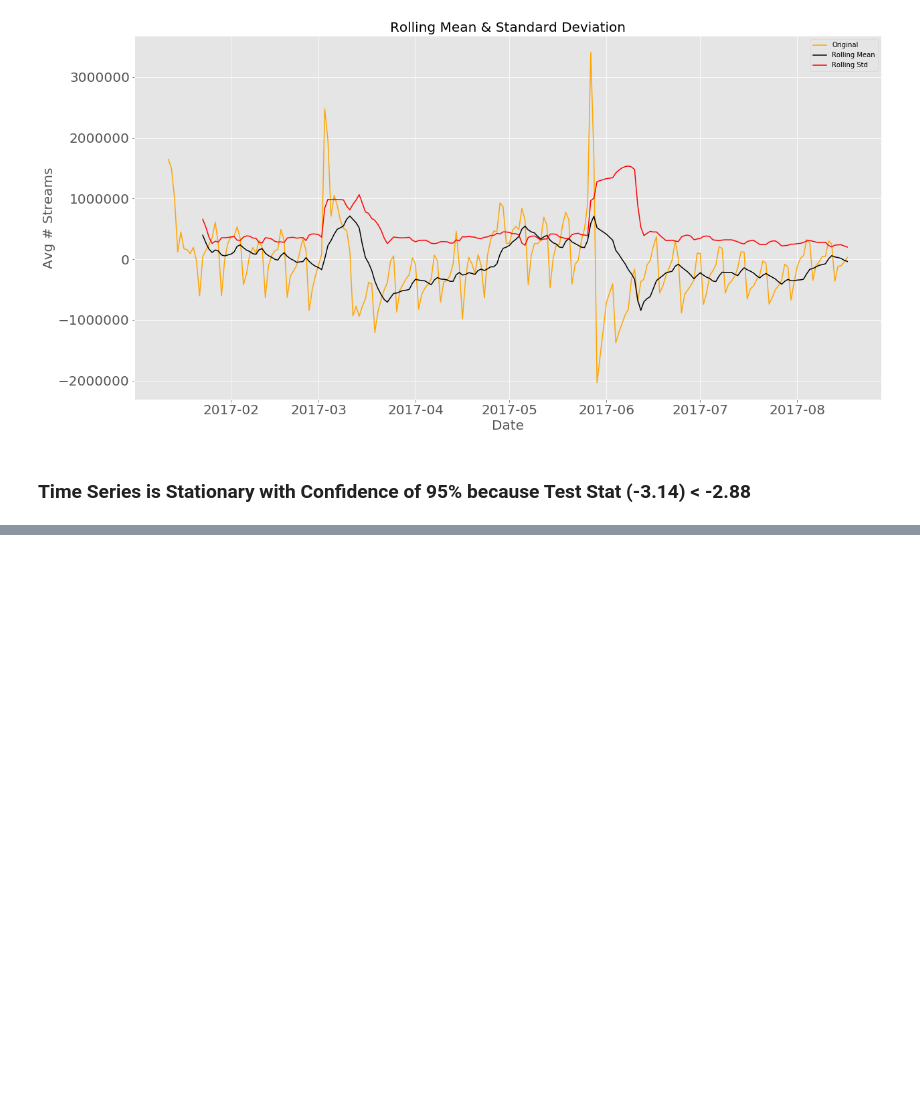
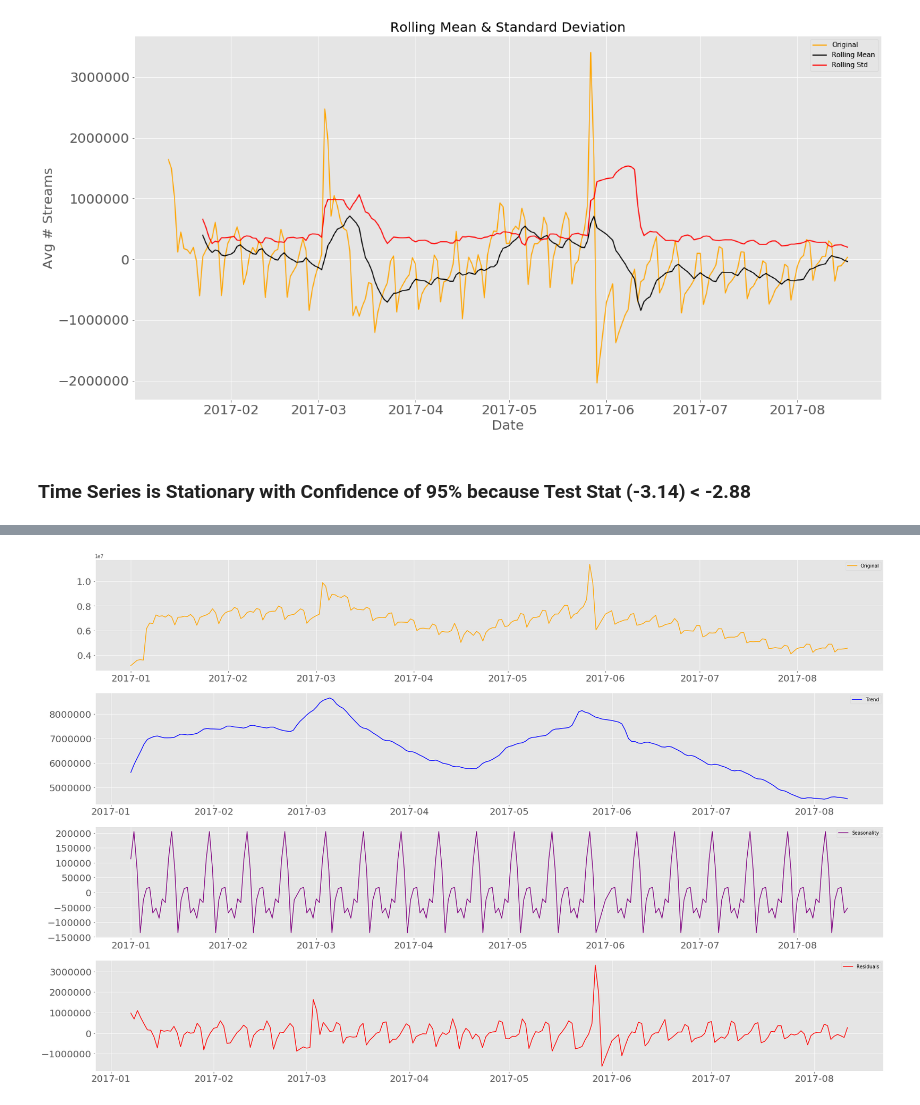
Before and after one commit to maxgrossenbacher/Forecasting_daily_spotify_streams, a Jupyter notebook: src/Spotify_Time_Series.ipynb, the cells around one changed output, grey strips where cells are left out. Drawn from its saved outputs; the diff is of its cells as text; code cells hidden in the pictures; blank space fills up the shorter version.

```diff
--- a/src/Spotify_Time_Series.ipynb
+++ b/src/Spotify_Time_Series.ipynb
@@ -377,0 +411,4 @@ dtype: float64
+# %%
+seasonal_decomp(timeseries_data['Streams_#1_song'])
+# %% [output]
+[figure, added]
```
Also changed, not shown: parts of 2 cells of this notebook.
